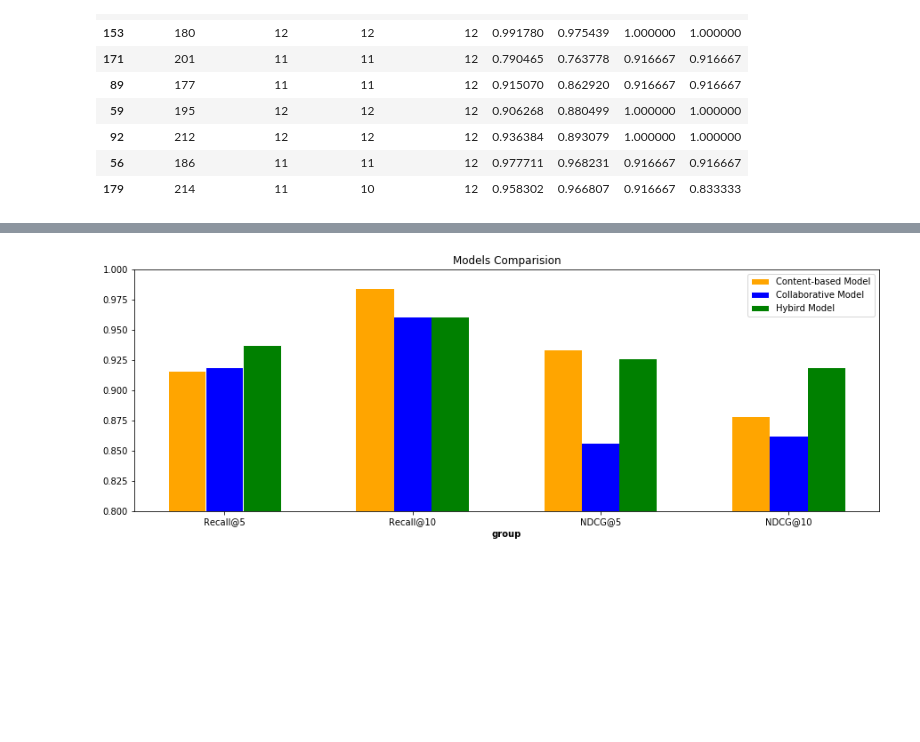
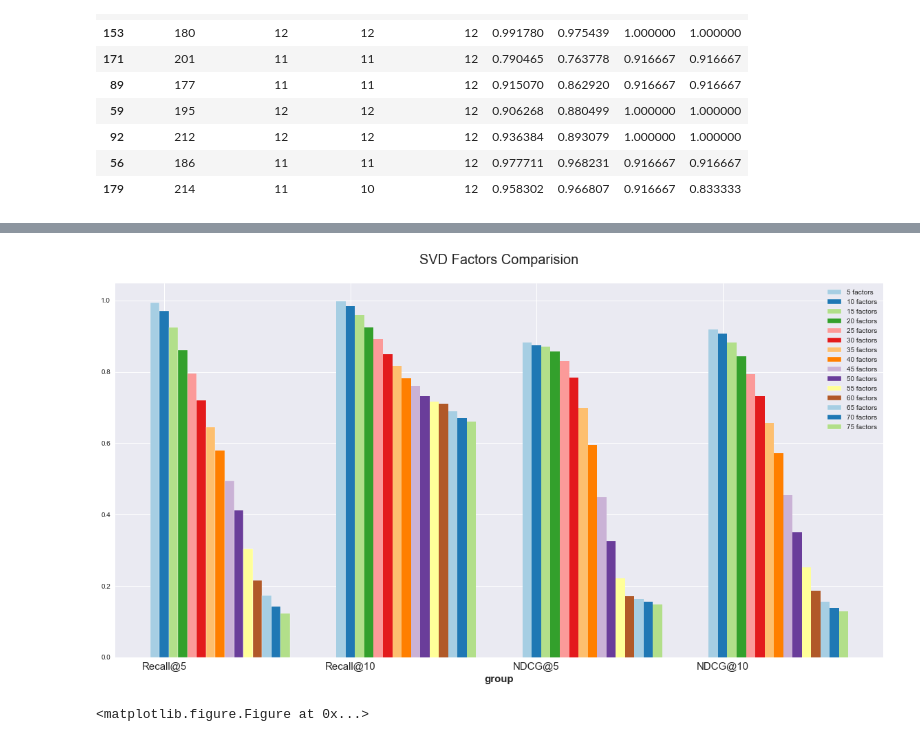
Before and after one commit to gun0317/GoEat, a Jupyter notebook: food_recommender2.ipynb, the cells around one changed output, grey strips where cells are left out. Saved outputs shown, nothing was run; the diff lists cells and outputs as text; code cells hidden in the pictures; blank space fills up the shorter version.

Commit message:
181113
Grid Search (# of factors in SVD)
Model Comparison
Results of GS and MC

```diff
--- a/food_recommender2.ipynb
+++ b/food_recommender2.ipynb
@@ -259,0 +191,11 @@ complete
+# %%
+import os, sys
+
+class HiddenPrints:
+    def __enter__(self):
+        self._original_stdout = sys.stdout
+        sys.stdout = open(os.devnull, 'w')
+
+    def __exit__(self, exc_type, exc_val, exc_tb):
+        sys.stdout.close()
+        sys.stdout = self._original_stdout
@@ -260,35 +282,35 @@ complete
 # %%
 import matplotlib.pyplot as plt
+import seaborn as sns
+sns.set()
 
+
+NfactorGridSearch_result
 # set width of bar
-plt.figure(figsize=(15,5))
-barWidth = 0.2
+plt.figure(figsize=(20,10))
+barWidth = 0.05
 
+palettes = sns.color_palette("Paired", len(nfactors))
 # set height of bar
-bars1 = kfold_result.loc['Content-based Model'].tolist()
-bars2 = kfold_result.loc['Collaborative Model'].tolist()
-bars3 = kfold_result.loc['Hybird Model'].tolist()
-#bars4 = kfold_result.loc[:,'ndcg@10'].tolist()
+for idx ,nfac in enumerate(nfactors):
+    bar = NfactorGridSearch_result.loc[nfac].tolist()
+    if idx == 0:
+        r = np.arange(len(bar))
+    else:
+        r = [x + barWidth for x in r_previous]
 
-# Set position of bar on X axis
-r1 = np.arange(len(bars1))
-r2 = [x + barWidth for x in r1]
-r3 = [x + barWidth for x in r2]
-#r4 = [x + barWidth for x in r3]
+    r_previous = r
 
-# Make the plot
-plt.bar(r1, bars1, color='orange', width=barWidth, edgecolor='white', label='Content-based Model')
-plt.bar(r2, bars2, color='blue', width=barWidth, edgecolor='white', label='Collaborative Model')
-plt.bar(r3, bars3, color='green', width=barWidth, edgecolor='white', label='Hybird Model')
-#plt.bar(r4, bars3, color='orange', width=barWidth, edgecolor='white', label='NDCG@10')
+    plt.bar(r, bar, color=palettes[idx], width=barWidth, edgecolor='white', label=str(nfac)+' factors')
 
-# Add xticks on the middle of the group bars
-plt.xlabel('group', fontweight='bold')
-plt.xticks([r + barWidth for r in range(len(bars1))], ['Recall@5','Recall@10','NDCG@5','NDCG@10'])
-plt.ylim(0.8,1)
-plt.title('Models Comparision')
+plt.xlabel('group', fontweight='bold',fontsize =15)
+plt.xticks([r + barWidth for r in range(len(bar))], ['Recall@5','Recall@10','NDCG@5','NDCG@10'],fontsize= 15)
+#plt.ylim(0.85,1)
+plt.title('SVD Factors Comparision\n',fontsize = 20)
 # Create legend & Show graphic
 plt.legend()
 plt.show()
+plt.savefig('SVDFactorsComparision.png')
 # %% [output]
-[figure, old version]
+[figure, new version]
+<matplotlib.figure.Figure at 0x...>
```
Also changed, not shown: parts of 35 cells of this notebook, 5 other files.
